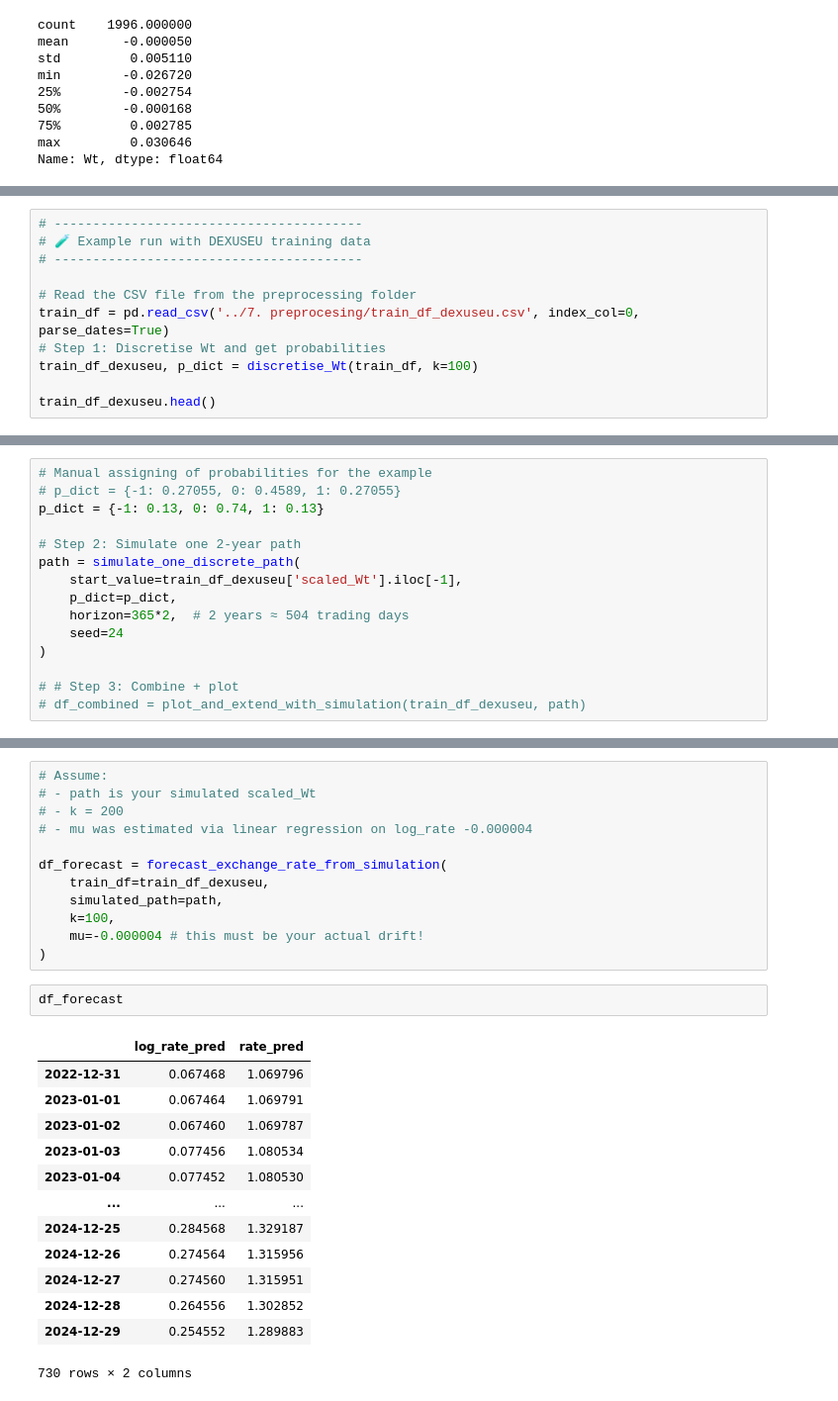
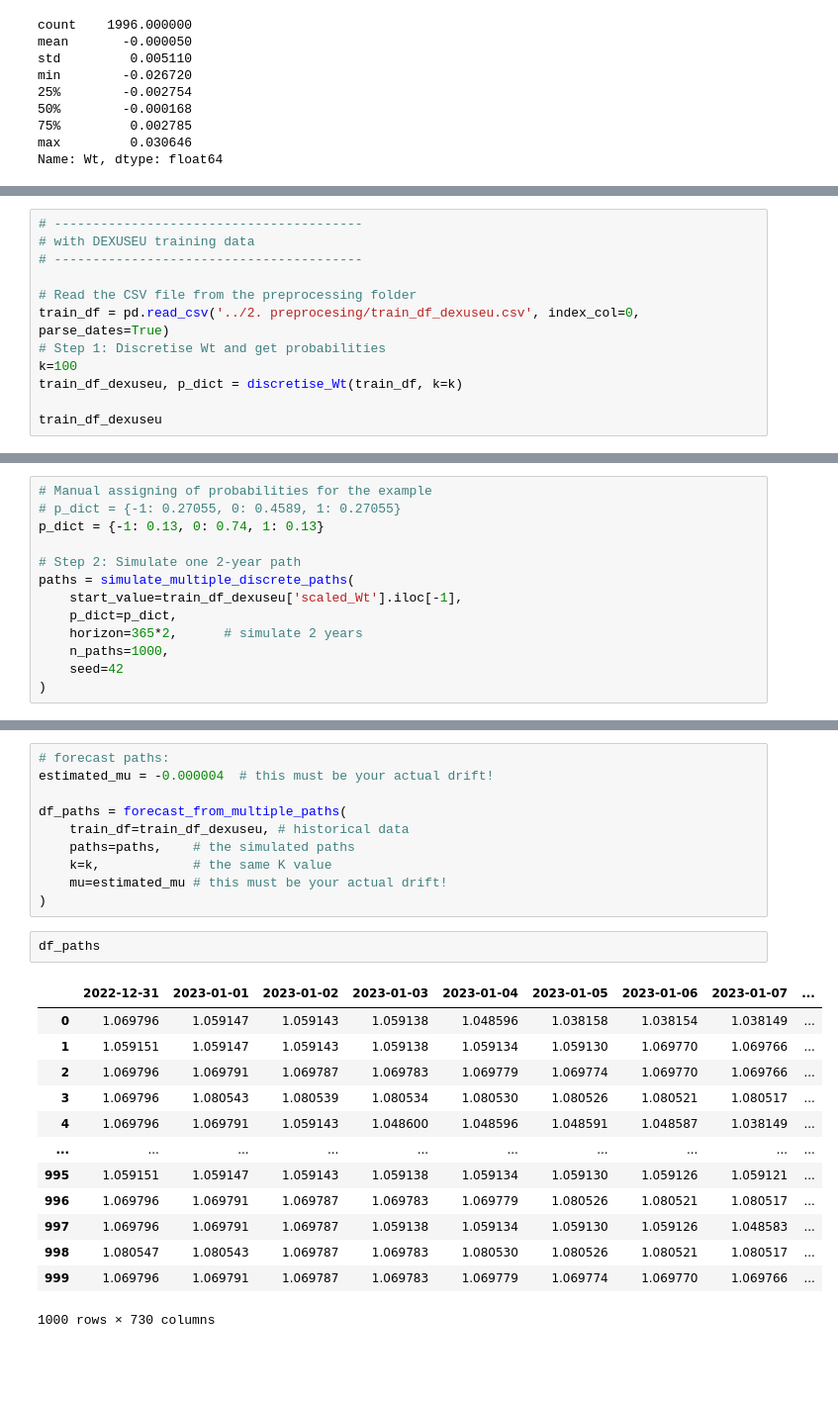
Before and after one commit to kenjihilasak/exchange-rate-forecasting, a Jupyter notebook: 3. modelling/modelling.ipynb, the cells around one changed output, grey strips where cells are left out. Shown at 99% size. Cells and saved outputs as stored; diff of their text form; blank space fills up the shorter version.

```diff
--- a/3. modelling/modelling.ipynb
+++ b/3. modelling/modelling.ipynb
@@ -182,14 +59,15 @@ def plot_and_extend_with_simulation(train_df, simulated_path, wt_col='scaled_Wt'
 # %%
 # ----------------------------------------
-# 🧪 Example run with DEXUSEU training data
+# with DEXUSEU training data
 # ----------------------------------------
 
 # Read the CSV file from the preprocessing folder
-train_df = pd.read_csv('../7. preprocesing/train_df_dexuseu.csv', index_col=0, parse_dates=True)
+train_df = pd.read_csv('../2. preprocesing/train_df_dexuseu.csv', index_col=0, parse_dates=True)
 # Step 1: Discretise Wt and get probabilities
-train_df_dexuseu, p_dict = discretise_Wt(train_df, k=100)
+k=100
+train_df_dexuseu, p_dict = discretise_Wt(train_df, k=k)
 
-train_df_dexuseu.head()
+train_df_dexuseu
 # %% [output]
 Empirical probabilities:
 P(-1) = 0.1363, P(0) = 0.7355, P(+1) = 0.1283
@@ -207,12 +92,10 @@ P(-1) = 0.1363, P(0) = 0.7355, P(+1) = 0.1283
 p_dict = {-1: 0.13, 0: 0.74, 1: 0.13}
 
 # Step 2: Simulate one 2-year path
-path = simulate_one_discrete_path(
+paths = simulate_multiple_discrete_paths(
     start_value=train_df_dexuseu['scaled_Wt'].iloc[-1],
     p_dict=p_dict,
-    horizon=365*2,  # 2 years ≈ 504 trading days
-    seed=24
+    horizon=365*2,      # simulate 2 years
+    n_paths=1000,
+    seed=42
 )
-
-# # Step 3: Combine + plot
-# df_combined = plot_and_extend_with_simulation(train_df_dexuseu, path)
@@ -250,30 +102,28 @@ def forecast_exchange_rate_from_simulation(train_df, simulated_path, k, mu, log_
 # %%
-# Assume:
-# - path is your simulated scaled_Wt
-# - k = 200
-# - mu was estimated via linear regression on log_rate -0.000004
+# forecast paths:
+estimated_mu = -0.000004  # this must be your actual drift!
 
-df_forecast = forecast_exchange_rate_from_simulation(
-    train_df=train_df_dexuseu,
-    simulated_path=path,
-    k=100,
-    mu=-0.000004 # this must be your actual drift!
+df_paths = forecast_from_multiple_paths(
+    train_df=train_df_dexuseu, # historical data
+    paths=paths,    # the simulated paths
+    k=k,            # the same K value
+    mu=estimated_mu # this must be your actual drift!
 )
 # %%
-df_forecast
+df_paths
 # %% [output]
-|  | log_rate_pred | rate_pred |
-| 2022-12-31 | 0.067468 | 1.069796 |
-| 2023-01-01 | 0.067464 | 1.069791 |
-| 2023-01-02 | 0.067460 | 1.069787 |
-| 2023-01-03 | 0.077456 | 1.080534 |
-| 2023-01-04 | 0.077452 | 1.080530 |
-| ... | ... | ... |
-| 2024-12-25 | 0.284568 | 1.329187 |
-| 2024-12-26 | 0.274564 | 1.315956 |
-| 2024-12-27 | 0.274560 | 1.315951 |
-| 2024-12-28 | 0.264556 | 1.302852 |
-| 2024-12-29 | 0.254552 | 1.289883 |
+|  | 2022-12-31 | 2023-01-01 | 2023-01-02 | 2023-01-03 | 2023-01-04 | 2023-01-05 | 2023-01-06 | 2023-01-07 | ... |
+| 0 | 1.069796 | 1.059147 | 1.059143 | 1.059138 | 1.048596 | 1.038158 | 1.038154 | 1.038149 | ... |
+| 1 | 1.059151 | 1.059147 | 1.059143 | 1.059138 | 1.059134 | 1.059130 | 1.069770 | 1.069766 | ... |
+| 2 | 1.069796 | 1.069791 | 1.069787 | 1.069783 | 1.069779 | 1.069774 | 1.069770 | 1.069766 | ... |
+| 3 | 1.069796 | 1.080543 | 1.080539 | 1.080534 | 1.080530 | 1.080526 | 1.080521 | 1.080517 | ... |
+| 4 | 1.069796 | 1.069791 | 1.059143 | 1.048600 | 1.048596 | 1.048591 | 1.048587 | 1.038149 | ... |
+| ... | ... | ... | ... | ... | ... | ... | ... | ... | ... |
+| 995 | 1.059151 | 1.059147 | 1.059143 | 1.059138 | 1.059134 | 1.059130 | 1.059126 | 1.059121 | ... |
+| 996 | 1.069796 | 1.069791 | 1.069787 | 1.069783 | 1.069779 | 1.080526 | 1.080521 | 1.080517 | ... |
+| 997 | 1.069796 | 1.069791 | 1.069787 | 1.059138 | 1.059134 | 1.059130 | 1.059126 | 1.048583 | ... |
+| 998 | 1.080547 | 1.080543 | 1.069787 | 1.069783 | 1.080530 | 1.080526 | 1.080521 | 1.080517 | ... |
+| 999 | 1.069796 | 1.069791 | 1.069787 | 1.069783 | 1.069779 | 1.069774 | 1.069770 | 1.069766 | ... |
-730 rows × 2 columns
+1000 rows × 730 columns
 # %%
 # Export df_forecast for DEXUSEU to CSV
```
Also changed, not shown: parts of 45 cells of this notebook, 6 other files.
